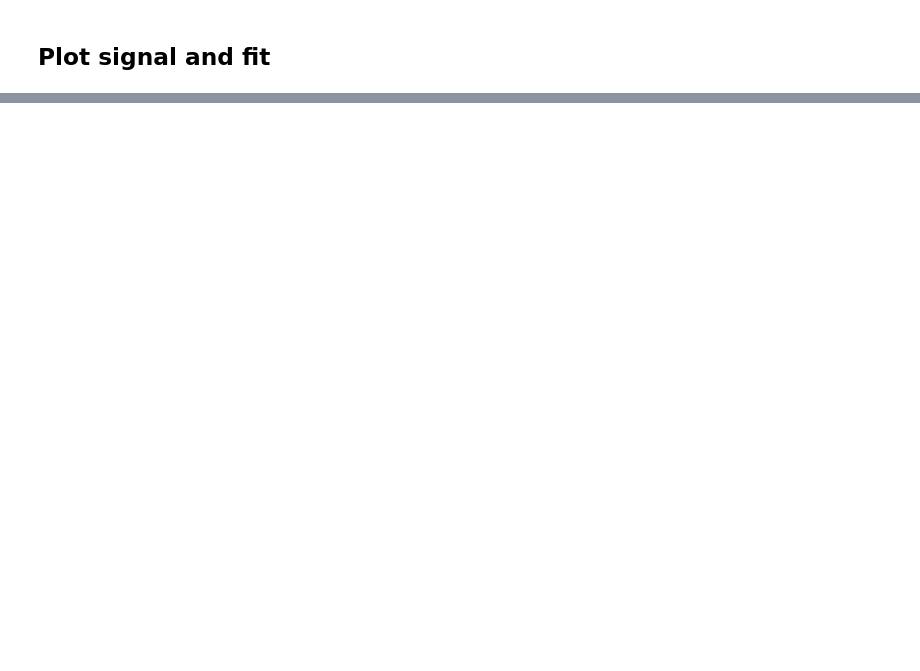
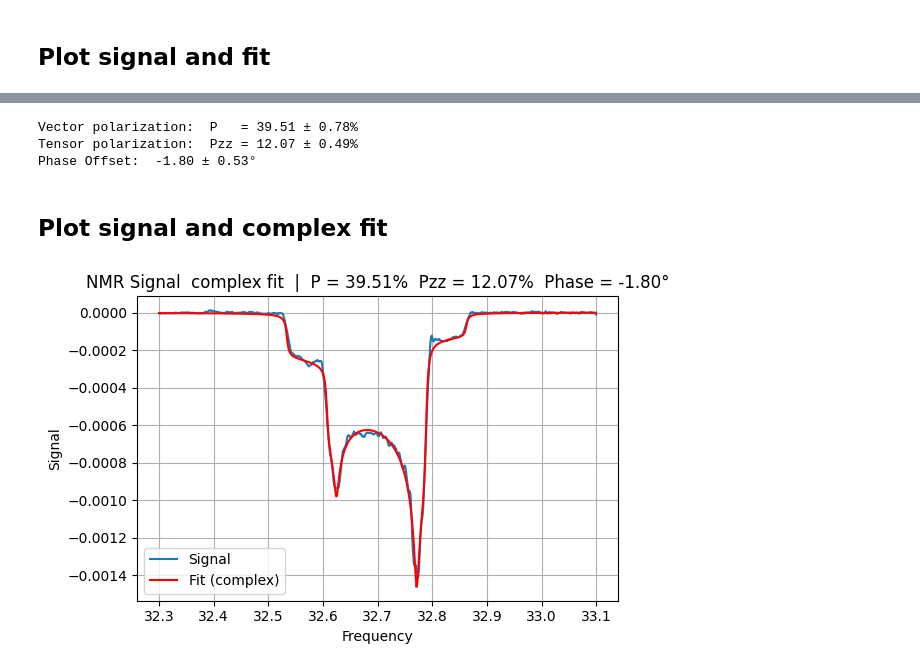
Before and after one commit to jdmax/DeuteronPeakFit, a Jupyter notebook: example.ipynb, the cells around one changed output, grey strips where cells are left out. Saved outputs shown, nothing was run; the diff lists cells and outputs as text; code cells hidden in the pictures; blank space fills up the shorter version.

```diff
--- a/example.ipynb
+++ b/example.ipynb
@@ -73,0 +121,14 @@ plt.show()
+# %%
+initial_params_c = {
+    'A':    0.03,
+    'G':   -0.00003,
+    'r':    1.2,      # r > 1 is positive polarization
+    'wQ':   0.027,
+    'wL':   32.69,
+    'eta':  0.2,
+    'xi':  -0.001,
+    'phase': 0.0,
+}
+
+result_c = fit_complex(freqs, signal, initial_params_c)
+print(result_c.fit_report())
@@ -73,0 +161,39 @@ plt.show()
+# %%
+r_c      = result_c.params['r'].value
+r_err_c  = result_c.params['r'].stderr
+phase_c      = result_c.params['phase'].value
+phase_err_c  = result_c.params['phase'].stderr
+denom_c  = r_c**2 + r_c + 1
+
+P_c   = (r_c**2 - 1) / denom_c
+Pzz_c = (r_c - 1)**2 / denom_c
+
+if r_err_c is not None:
+    P_err_c   = (r_c**2 + 4*r_c + 1) / denom_c**2 * r_err_c
+    Pzz_err_c = 3 * abs(r_c**2 - 1)  / denom_c**2 * r_err_c
+    print(f'Vector polarization:  P   = {P_c*100:.2f} ± {P_err_c*100:.2f}%')
+    print(f'Tensor polarization:  Pzz = {Pzz_c*100:.2f} ± {Pzz_err_c*100:.2f}%')
+    print(f'Phase Offset:  {math.degrees(phase_c):.2f} ± {math.degrees(phase_err_c):.2f}°')
+else:
+    print(f'Vector polarization:  P   = {P_c*100:.2f}% (uncertainty unavailable)')
+    print(f'Tensor polarization:  Pzz = {Pzz_c*100:.2f}% (uncertainty unavailable)')
+    print('Warning: lmfit could not compute parameter uncertainties.')
+# %% [output]
+Vector polarization:  P   = 39.51 ± 0.78%
+Tensor polarization:  Pzz = 12.07 ± 0.49%
+Phase Offset:  -1.80 ± 0.53°
+# %% [markdown]
+## Plot signal and complex fit
+# %%
+fig, ax = plt.subplots(figsize=(6, 4))
+ax.plot(freqs, signal, label='Signal')
+ax.plot(freqs, result_c.best_fit, '-r', label='Fit (complex)')
+ax.set_xlabel('Frequency')
+ax.set_ylabel('Signal')
+ax.set_title(f'NMR Signal  complex fit  |  P = {P_c*100:.2f}%  Pzz = {Pzz_c*100:.2f}%  Phase = {math.degrees(phase_c):.2f}°')
+ax.legend()
+ax.grid()
+plt.tight_layout()
+plt.show()
+# %% [output]
+[figure, added]
```
Also changed, not shown: parts of 11 cells of this notebook, 1 other file.
